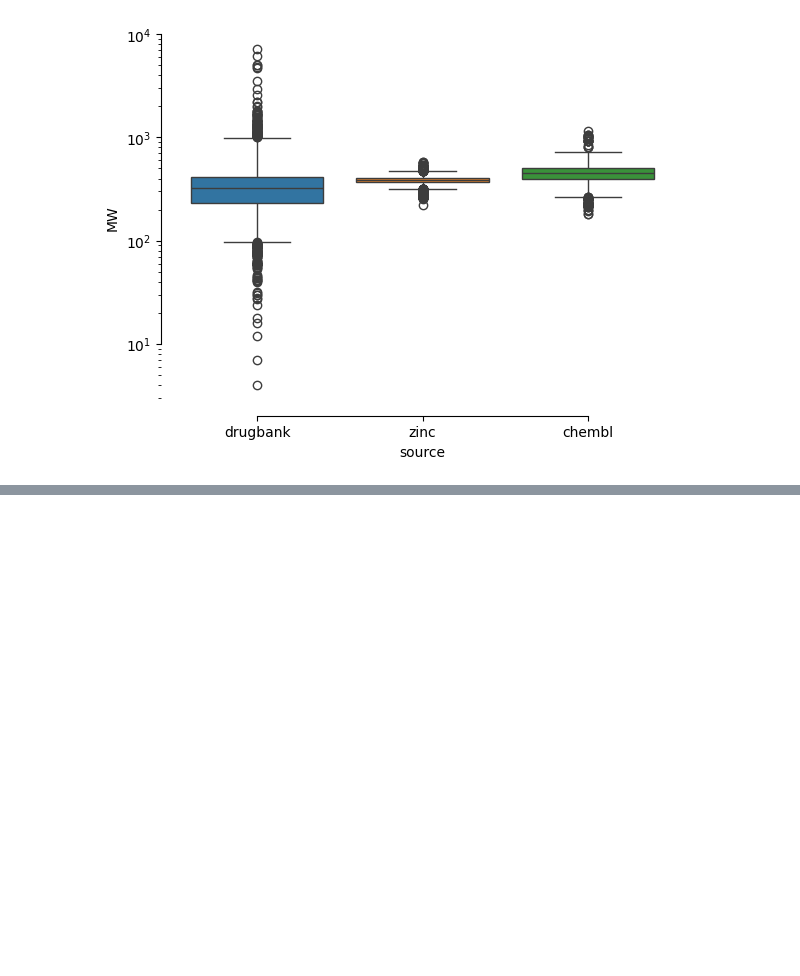
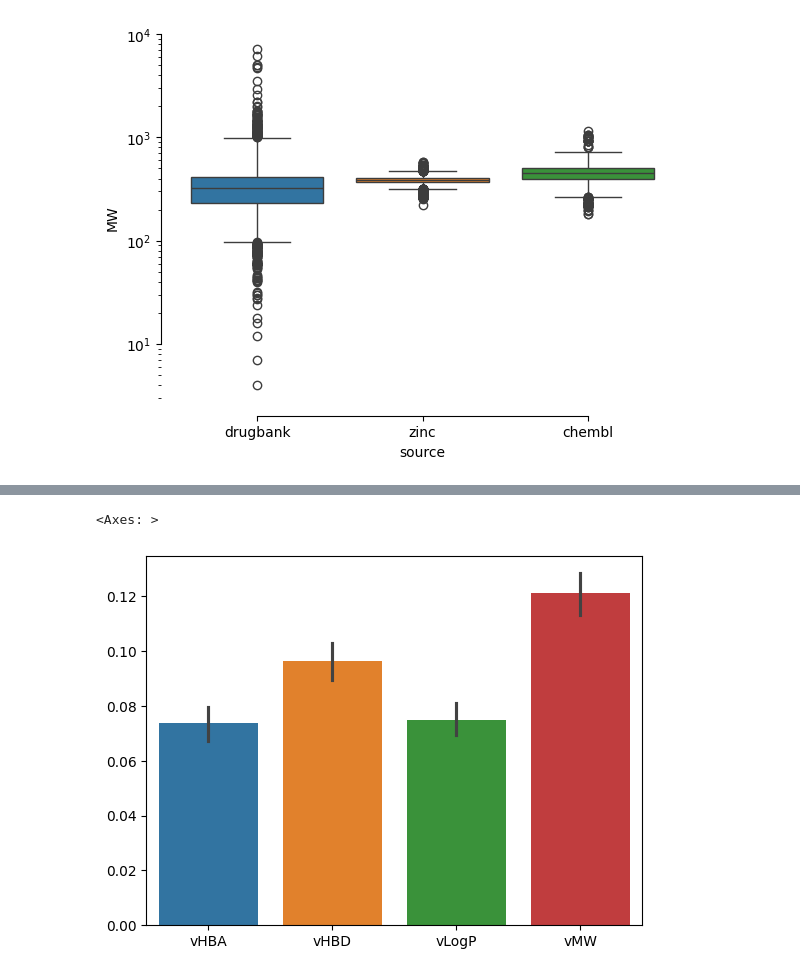
Before and after one commit to lich-uct/cdd2026, a Jupyter notebook: vorsilam/Second exercise.ipynb, the cells around one changed output, grey strips where cells are left out. Drawn from its saved outputs; the diff is of its cells as text; code cells hidden in the pictures; blank space fills up the shorter version.

```diff
--- a/vorsilam/Second exercise.ipynb
+++ b/vorsilam/Second exercise.ipynb
@@ -178,0 +233,6 @@ structures.to_csv('../data/standardized_structures.csv', columns=['source', 'SMI
+# %%
+structures["vHBA"] = structures["HBA"].apply(lambda x: x>10)
+structures["vHBD"] = structures["HBD"].apply(lambda x: x>5)
+structures["vLogP"] = structures["LogP"].apply(lambda x: x>5)
+structures["vMW"] = structures["MW"].apply(lambda x: x>500)
+structures["Ro5"] = structures[["vHBA", "vHBD", "vLogP", "vMW"]].sum(axis=1)>1
@@ -178,0 +273,5 @@ structures.to_csv('../data/standardized_structures.csv', columns=['source', 'SMI
+# %%
+sns.barplot(data=structures[structures["source"]=="drugbank"][["vHBA", "vHBD", "vLogP", "vMW"]])
+# %% [output]
+<Axes: >
+[figure, added]
```
Also changed, not shown: parts of 21 cells of this notebook, 3 other files.
